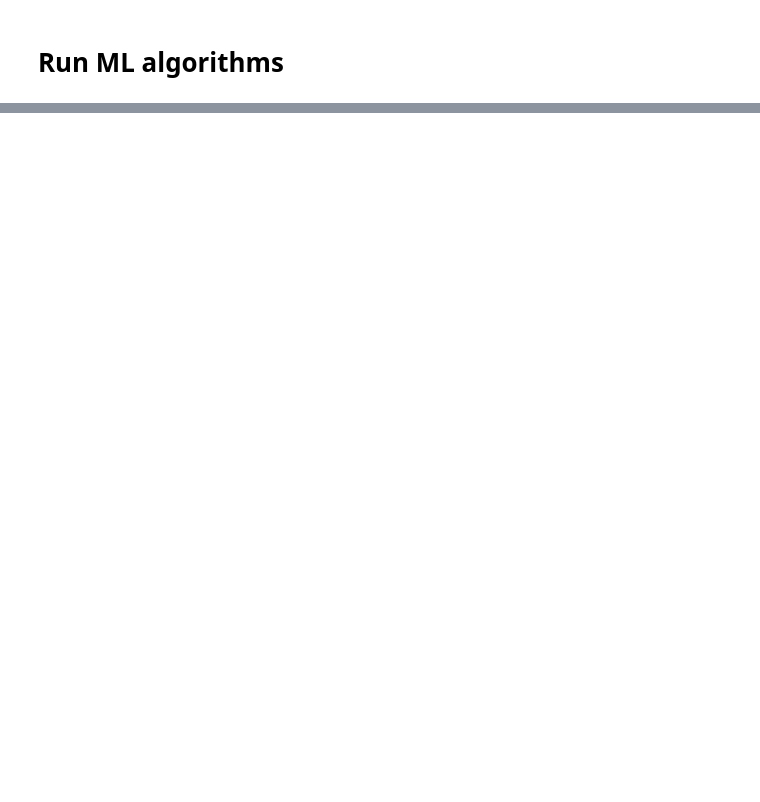
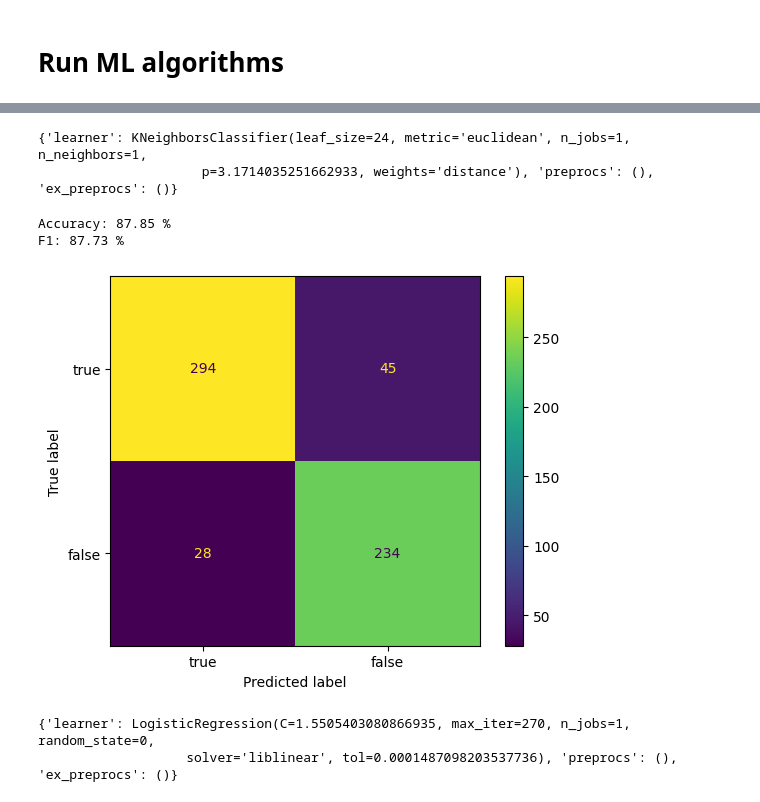
Before and after one commit to jiekelove7/wills-ensemble, a Jupyter notebook: rumour-detection-implementations.ipynb, the cells around one changed output, grey strips where cells are left out. Drawn from its saved outputs; the diff is of its cells as text; code cells hidden in the pictures; blank space fills up the shorter version.

```diff
--- a/rumour-detection-implementations.ipynb
+++ b/rumour-detection-implementations.ipynb
@@ -154,0 +132,21 @@ The best parameters for KNN are: {'n_neighbors': 3}
+# %%
+# KNN
+from sklearn.neighbors import VALID_METRICS_SPARSE
+from hyperopt import hp
+knn_metrics = hp.choice("metric", {'cityblock', 'l1', 'l2', 'euclidean', 'manhattan'})
+knn= optimize_model(k_neighbors_classifier("myKNN", metric=knn_metrics), X_train, y_train)
+# %% [output]
+{'learner': KNeighborsClassifier(leaf_size=24, metric='euclidean', n_jobs=1, n_neighbors=1,
+                     p=3.1714035251662933, weights='distance'), 'preprocs': (), 'ex_preprocs': ()}
+# %%
+evaluate_model(knn, X_test, y_test)
+# %% [output]
+Accuracy: 87.85 %
+F1: 87.73 %
+[figure, added]
+# %%
+# Logistic Regression logistic_regression
+myLR = optimize_model(logistic_regression("myLR"), X_train, y_train)
+# %% [output]
+{'learner': LogisticRegression(C=1.5505403080866935, max_iter=270, n_jobs=1, random_state=0,
+                   solver='liblinear', tol=0.0001487098203537736), 'preprocs': (), 'ex_preprocs': ()}
```
Also changed, not shown: parts of 18 cells of this notebook.
